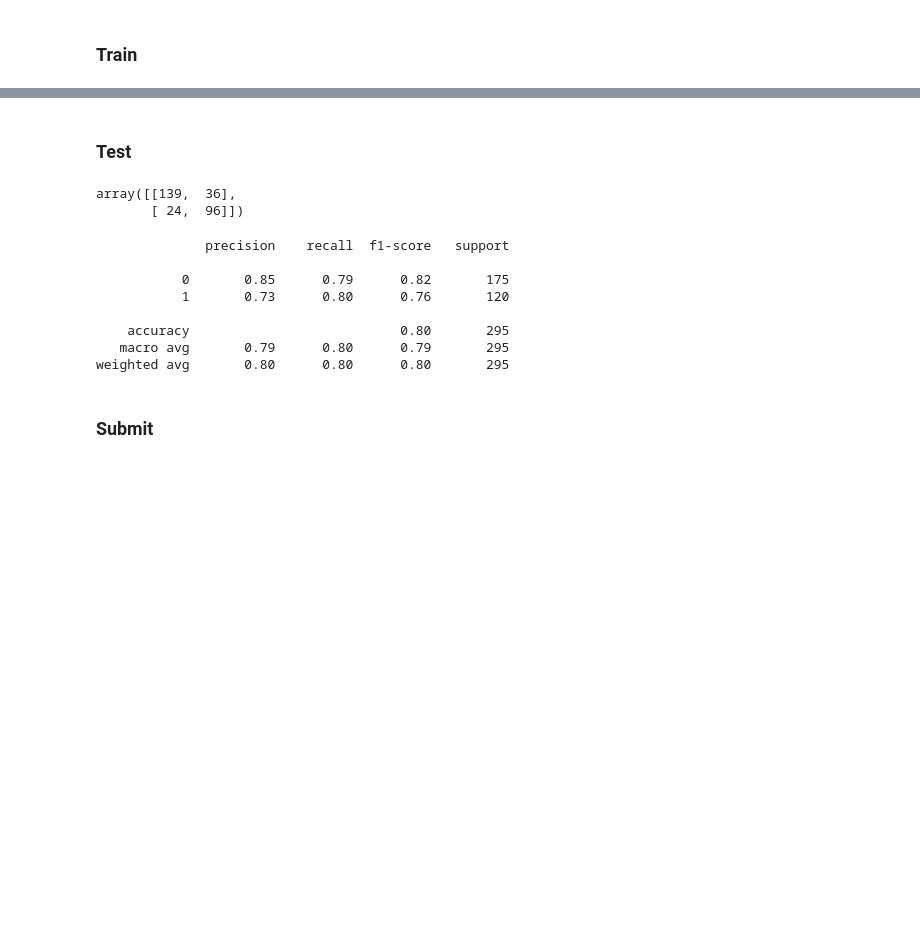
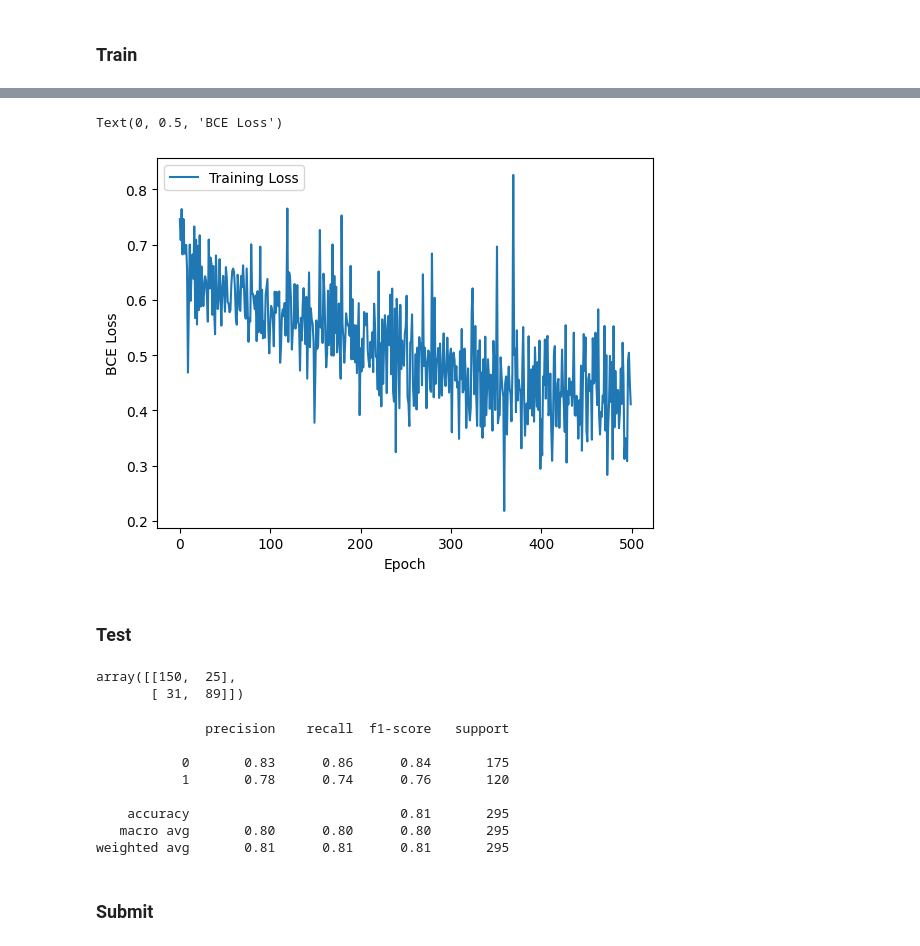
Before and after one commit to podSilvio/fastai-pytorch-playground, a Jupyter notebook: titanic-pytorch.ipynb, the cells around one changed output, grey strips where cells are left out. Cells and saved outputs as stored; diff of their text form; code cells hidden in the pictures; blank space fills up the shorter version.

```diff
--- a/titanic-pytorch.ipynb
+++ b/titanic-pytorch.ipynb
@@ -216,7 +216,7 @@ class TitanicNetwork(nn.Module):
         self.layer_out = nn.Linear(63,1)
 
         self.relu = nn.ReLU()
-        self.dropout = nn.Dropout(p=0.1)
+        # self.dropout = nn.Dropout(p=0.1)
         self.batchnorm1 = nn.BatchNorm1d(63)
         self.batchnorm2 = nn.BatchNorm1d(63)
 
@@ -225,7 +225,7 @@ class TitanicNetwork(nn.Module):
         x = self.batchnorm1(x)
         x = self.relu(self.layer_2(x))
         x = self.batchnorm2(x)
-        x = self.dropout(x)
+        # x = self.dropout(x)
         x = self.layer_out(x)
 
         return x
@@ -370,6 +368,9 @@ def binary_acc(y_pred, y_test):
     return acc
 # %%
 EPOCHS = 50
+
+loss_list = []
+validate_loss_list = []
 
 # Prepare model for training (default state)
 model.train()
@@ -396,6 +397,8 @@ for e in range(1, EPOCHS+1):
         loss = loss_function(y_pred, y_batch.unsqueeze(1))
         acc = binary_acc(y_pred, y_batch.unsqueeze(1))
 
+        loss_list.append(loss.item())
+
         # We backpropagate this error through the network
         # The gradient is calculated for tensors which requires_grad=True
         loss.backward()
@@ -429,3 +432,13 @@ Epoch 050: | Loss: 0.41989 | Acc: 82.200
+# %%
+import matplotlib.pyplot as plt
+plt.plot(loss_list)
+# plt.plot(validate_loss_list, linewidth=3)
+plt.legend(("Training Loss", "Validation Loss"))
+plt.xlabel("Epoch")
+plt.ylabel("BCE Loss")
+# %% [output]
+Text(0, 0.5, 'BCE Loss')
+[figure, added]
 # %% [markdown]
 ### Test
 # %%
@@ -462,19 +475,19 @@ from sklearn.metrics import confusion_matrix, classification_report
 # Plot confusion matrix
 confusion_matrix(y_test, y_pred_list)
 # %% [output]
-array([[139,  36],
-       [ 24,  96]])
+array([[150,  25],
+       [ 31,  89]])
 # %%
 print(classification_report(y_test, y_pred_list))
 # %% [output]
               precision    recall  f1-score   support
 
-           0       0.85      0.79      0.82       175
-           1       0.73      0.80      0.76       120
+           0       0.83      0.86      0.84       175
+           1       0.78      0.74      0.76       120
 
-    accuracy                           0.80       295
-   macro avg       0.79      0.80      0.79       295
-weighted avg       0.80      0.80      0.80       295
+    accuracy                           0.81       295
+   macro avg       0.80      0.80      0.80       295
+weighted avg       0.81      0.81      0.81       295
 # %% [markdown]
 ### Submit
 # %% [markdown]
```
Also changed, not shown: parts of 6 cells of this notebook, 2 other files.
